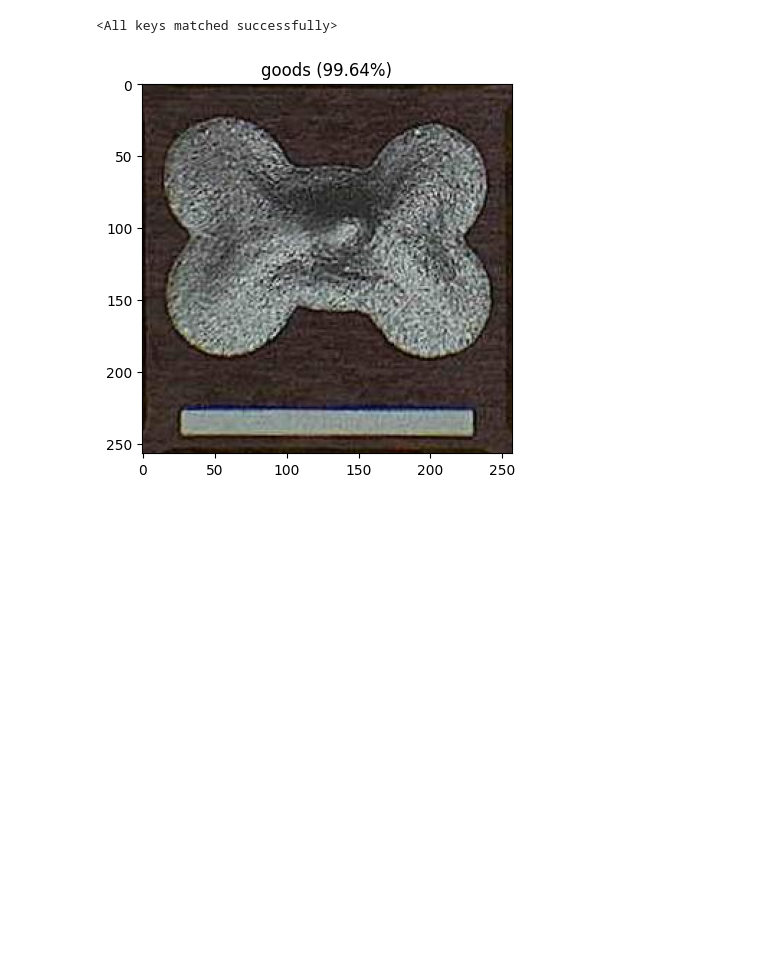
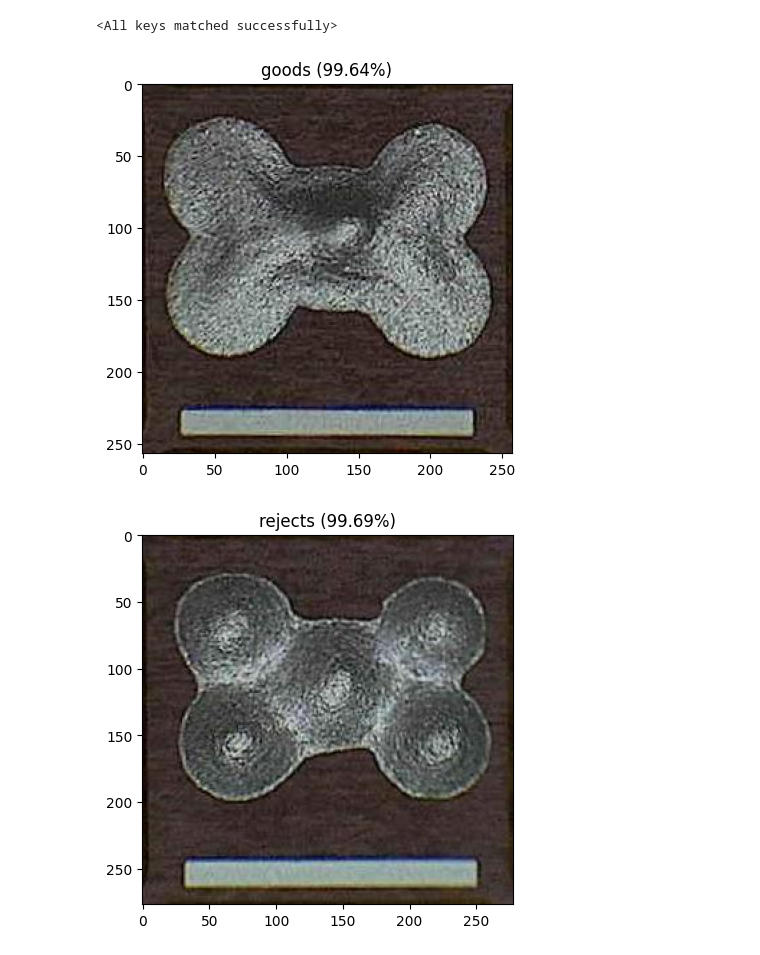
Before and after one commit to theerawatramchuen/classif_timm, a Jupyter notebook: vit_ebs_timm_gpt-4-turbo.ipynb, the cells around one changed output. Drawn from its saved outputs; the diff is of its cells as text; code cells hidden in the pictures; blank space fills up the shorter version.

```diff
--- a/vit_ebs_timm_gpt-4-turbo.ipynb
+++ b/vit_ebs_timm_gpt-4-turbo.ipynb
@@ -206,6 +206,9 @@ model.load_state_dict(loaded_weights)
 # %%
 # Predict a Specific Image
 image_path = "P2-034.jpg"
 predict_image(image_path, model, device, transform, class_names)
+image_path = "R-019.jpg"
+predict_image(image_path, model, device, transform, class_names)
 # %% [output]
 [figure]
+[figure, added]
```
